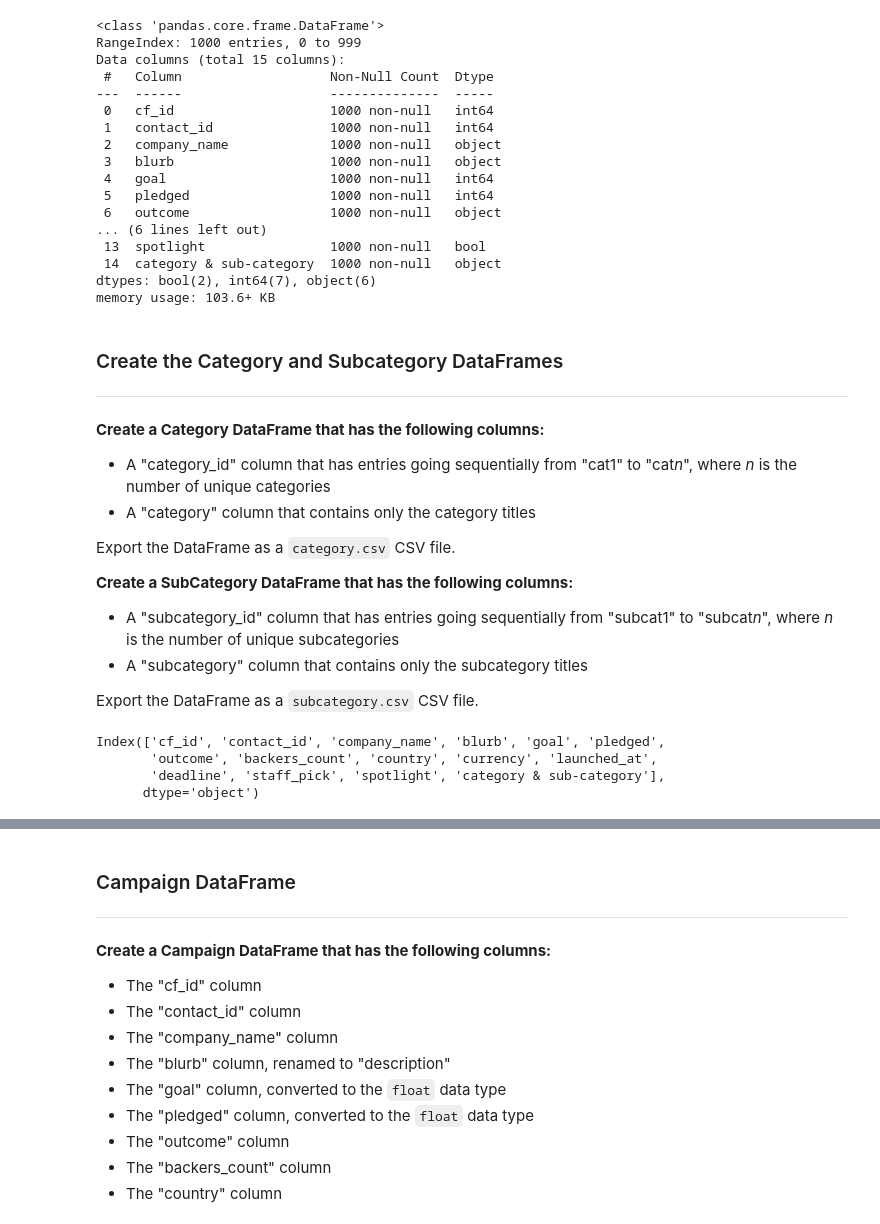
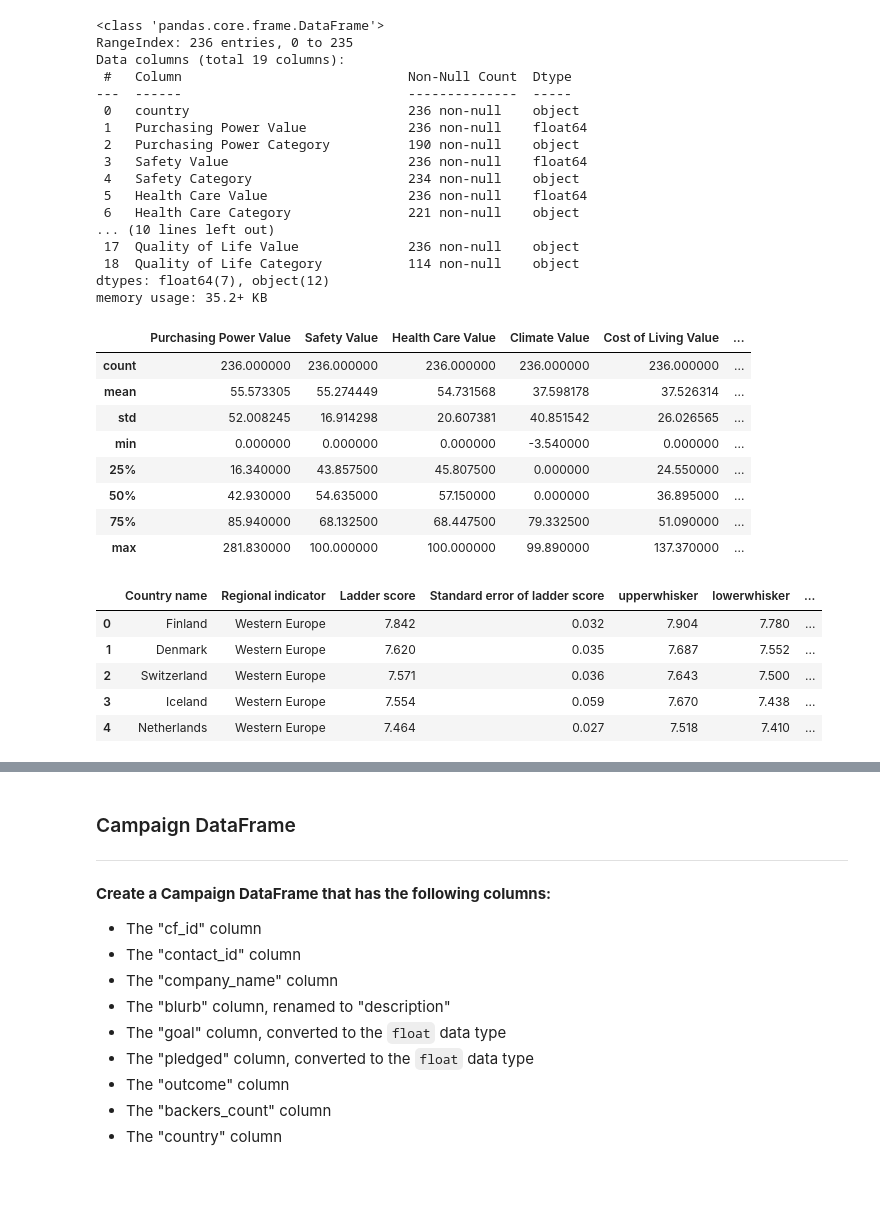
Before and after one commit to sagehan1/Hanson-Gary-Paniagua-Dolan-Project-3-, a Jupyter notebook: Transform.ipynb, the cells around one changed output, grey strips where cells are left out. Drawn from its saved outputs; the diff is of its cells as text; code cells hidden in the pictures; blank space fills up the shorter version.

```diff
--- a/Transform.ipynb
+++ b/Transform.ipynb
@@ -21,43 +25,42 @@ crowdfunding_info_df.head()
 # %%
-# Get a brief summary of the crowdfunding_info DataFrame.
-crowdfunding_info_df.info()
+# Get a brief summary of the QOL DataFrame.
+QOL_df.info()
+QOL_df.describe()
 # %% [output]
 <class 'pandas.core.frame.DataFrame'>
-RangeIndex: 1000 entries, 0 to 999
-Data columns (total 15 columns):
- #   Column                   Non-Null Count  Dtype
----  ------                   --------------  -----
- 0   cf_id                    1000 non-null   int64
- 1   contact_id               1000 non-null   int64
- 2   company_name             1000 non-null   object
- 3   blurb                    1000 non-null   object
- 4   goal                     1000 non-null   int64
- 5   pledged                  1000 non-null   int64
- 6   outcome                  1000 non-null   object
-... (6 lines left out)
- 13  spotlight                1000 non-null   bool
- 14  category & sub-category  1000 non-null   object
-dtypes: bool(2), int64(7), object(6)
-memory usage: 103.6+ KB
+RangeIndex: 236 entries, 0 to 235
+Data columns (total 19 columns):
+ #   Column                             Non-Null Count  Dtype
+---  ------                             --------------  -----
+ 0   country                            236 non-null    object
+ 1   Purchasing Power Value             236 non-null    float64
+ 2   Purchasing Power Category          190 non-null    object
+ 3   Safety Value                       236 non-null    float64
+ 4   Safety Category                    234 non-null    object
+ 5   Health Care Value                  236 non-null    float64
+ 6   Health Care Category               221 non-null    object
+... (10 lines left out)
+ 17  Quality of Life Value              236 non-null    object
+ 18  Quality of Life Category           114 non-null    object
+dtypes: float64(7), object(12)
+memory usage: 35.2+ KB
+|  | Purchasing Power Value | Safety Value | Health Care Value | Climate Value | Cost of Living Value | ... |
+| count | 236.000000 | 236.000000 | 236.000000 | 236.000000 | 236.000000 | ... |
+| mean | 55.573305 | 55.274449 | 54.731568 | 37.598178 | 37.526314 | ... |
+| std | 52.008245 | 16.914298 | 20.607381 | 40.851542 | 26.026565 | ... |
+| min | 0.000000 | 0.000000 | 0.000000 | -3.540000 | 0.000000 | ... |
+| 25% | 16.340000 | 43.857500 | 45.807500 | 0.000000 | 24.550000 | ... |
+| 50% | 42.930000 | 54.635000 | 57.150000 | 0.000000 | 36.895000 | ... |
+| 75% | 85.940000 | 68.132500 | 68.447500 | 79.332500 | 51.090000 | ... |
+| max | 281.830000 | 100.000000 | 100.000000 | 99.890000 | 137.370000 | ... |
-# %% [markdown]
-### Create the Category and Subcategory DataFrames
----
-**Create a Category DataFrame that has the following columns:**
-* A "category_id" column that has entries going sequentially from "cat1" to "cat*n*", where *n* is the number of unique categories
-* A "category" column that contains only the category titles
-
-Export the DataFrame as a `category.csv` CSV file.
-
-**Create a SubCategory DataFrame that has the following columns:**
-* A "subcategory_id" column that has entries going sequentially from "subcat1" to "subcat*n*", where *n* is the number of unique subcategories
-* A "subcategory" column that contains only the subcategory titles
-
-Export the DataFrame as a `subcategory.csv` CSV file.
-# %%
-# Get the crowdfunding_info_df columns.
-crowdfunding_info_df.columns
-# %% [output]
-Index(['cf_id', 'contact_id', 'company_name', 'blurb', 'goal', 'pledged',
-       'outcome', 'backers_count', 'country', 'currency', 'launched_at',
-       'deadline', 'staff_pick', 'spotlight', 'category & sub-category'],
-      dtype='object')
+# %%
+# Read the WHR data into a Pandas DataFrame
+WHR_df = pd.read_csv('Resources/world-happiness-report.csv')
+WHR_df.head()
+# %% [output]
+|  | Country name | Regional indicator | Ladder score | Standard error of ladder score | upperwhisker | lowerwhisker | ... |
+| 0 | Finland | Western Europe | 7.842 | 0.032 | 7.904 | 7.780 | ... |
+| 1 | Denmark | Western Europe | 7.620 | 0.035 | 7.687 | 7.552 | ... |
+| 2 | Switzerland | Western Europe | 7.571 | 0.036 | 7.643 | 7.500 | ... |
+| 3 | Iceland | Western Europe | 7.554 | 0.059 | 7.670 | 7.438 | ... |
+| 4 | Netherlands | Western Europe | 7.464 | 0.027 | 7.518 | 7.410 | ... |
```
Also changed, not shown: parts of 51 cells of this notebook, 4 other files.
